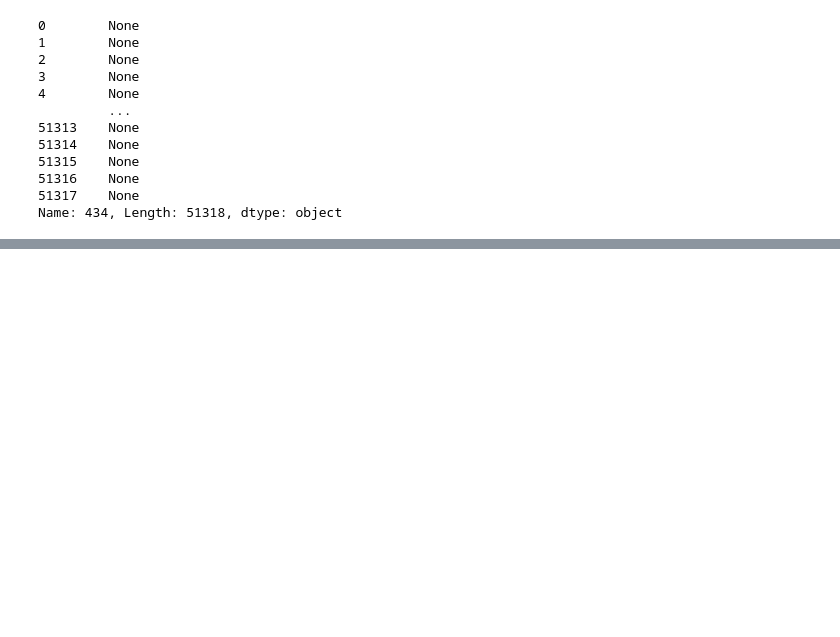
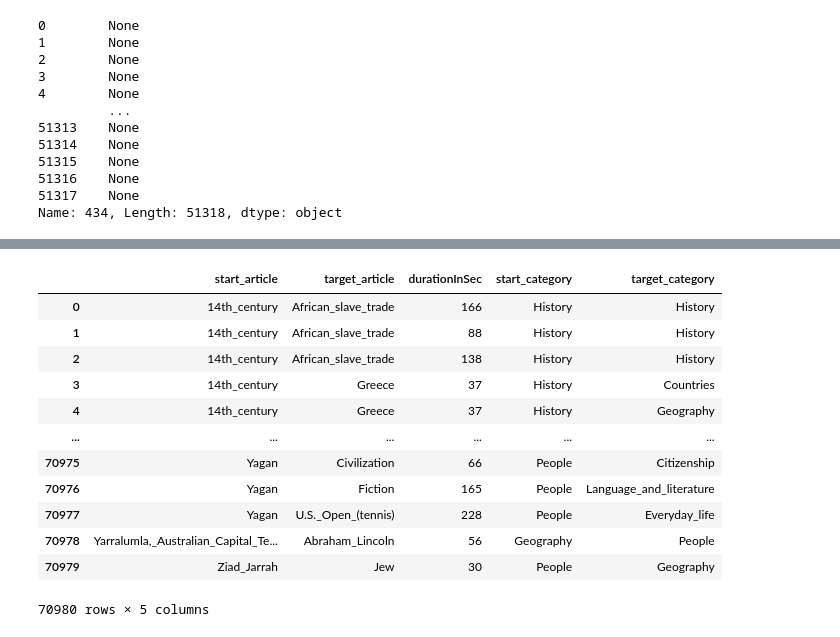
Before and after one commit to epfl-ada/ada-2023-project-jellyfish401, a Jupyter notebook: data_obvservation.ipynb, the cells around one changed output, grey strips where cells are left out. Drawn from its saved outputs; the diff is of its cells as text; code cells hidden in the pictures; blank space fills up the shorter version.

```diff
--- a/data_obvservation.ipynb
+++ b/data_obvservation.ipynb
@@ -182,0 +183,22 @@ Name: 2, Length: 51318, dtype: object
+# %%
+finished_paths_basic_cats_temp = finished_paths_basic.merge(df_subcategories[['article','category']], left_on='start_article', right_on='article', how='left').drop(['article'], axis=1)
+finished_paths_basic_cats_temp.rename(columns={'category':'start_category'}, inplace=True)
+
+finished_paths_basic_cats = finished_paths_basic_cats_temp.merge(df_subcategories[['article','category']], left_on='target_article', right_on='article', how='left').drop(['article'], axis=1)
+finished_paths_basic_cats.rename(columns={'category':'target_category'}, inplace=True)
+# %%
+finished_paths_basic_cats
+# %% [output]
+|  | start_article | target_article | durationInSec | start_category | target_category |
+| 0 | 14th_century | African_slave_trade | 166 | History | History |
+| 1 | 14th_century | African_slave_trade | 88 | History | History |
+| 2 | 14th_century | African_slave_trade | 138 | History | History |
+| 3 | 14th_century | Greece | 37 | History | Countries |
+| 4 | 14th_century | Greece | 37 | History | Geography |
+| ... | ... | ... | ... | ... | ... |
+| 70975 | Yagan | Civilization | 66 | People | Citizenship |
+| 70976 | Yagan | Fiction | 165 | People | Language_and_literature |
+| 70977 | Yagan | U.S._Open_(tennis) | 228 | People | Everyday_life |
+| 70978 | Yarralumla,_Australian_Capital_Te... | Abraham_Lincoln | 56 | Geography | People |
+| 70979 | Ziad_Jarrah | Jew | 30 | People | Geography |
+70980 rows × 5 columns
```
Also changed, not shown: parts of 12 cells of this notebook, 1 other file.
